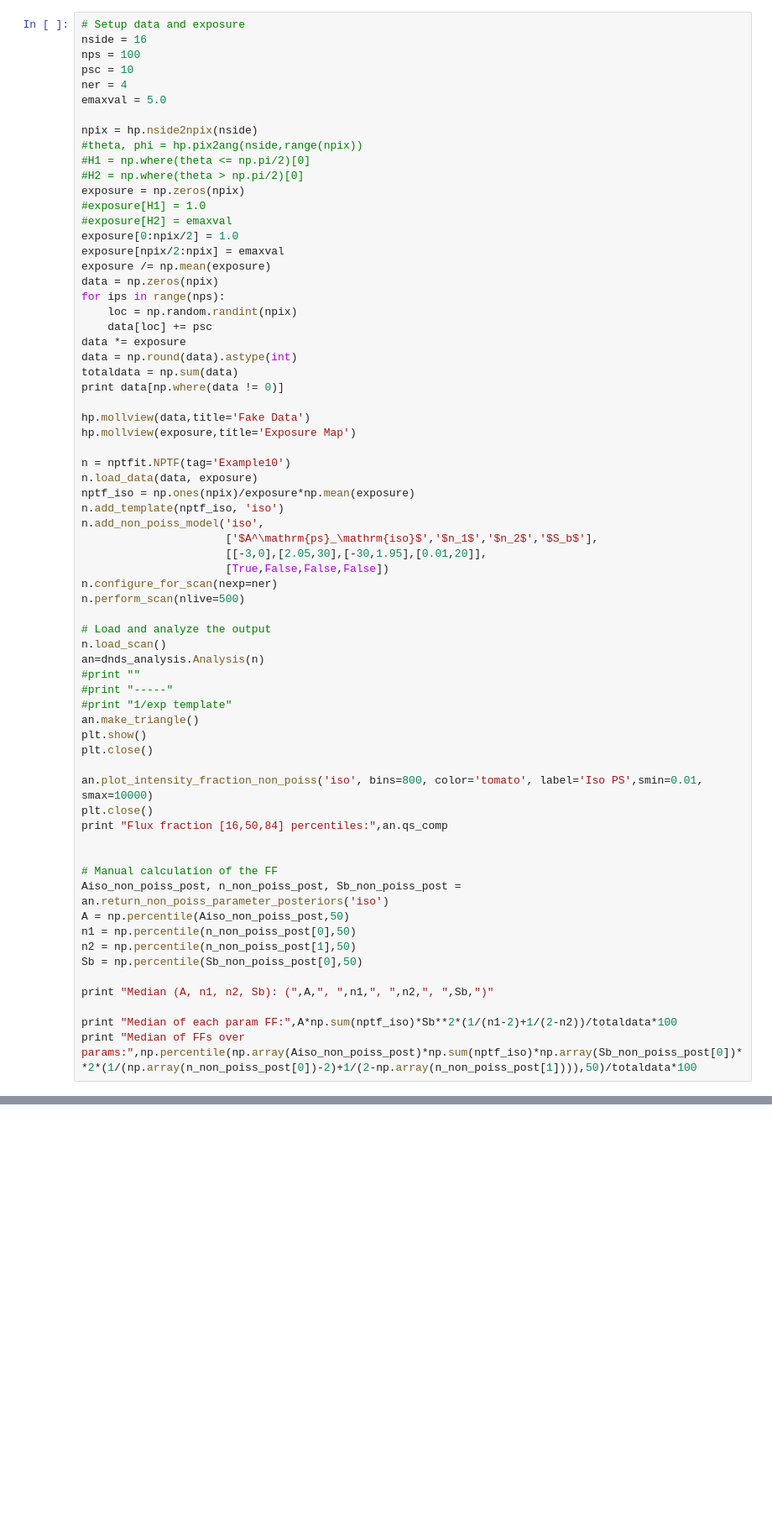
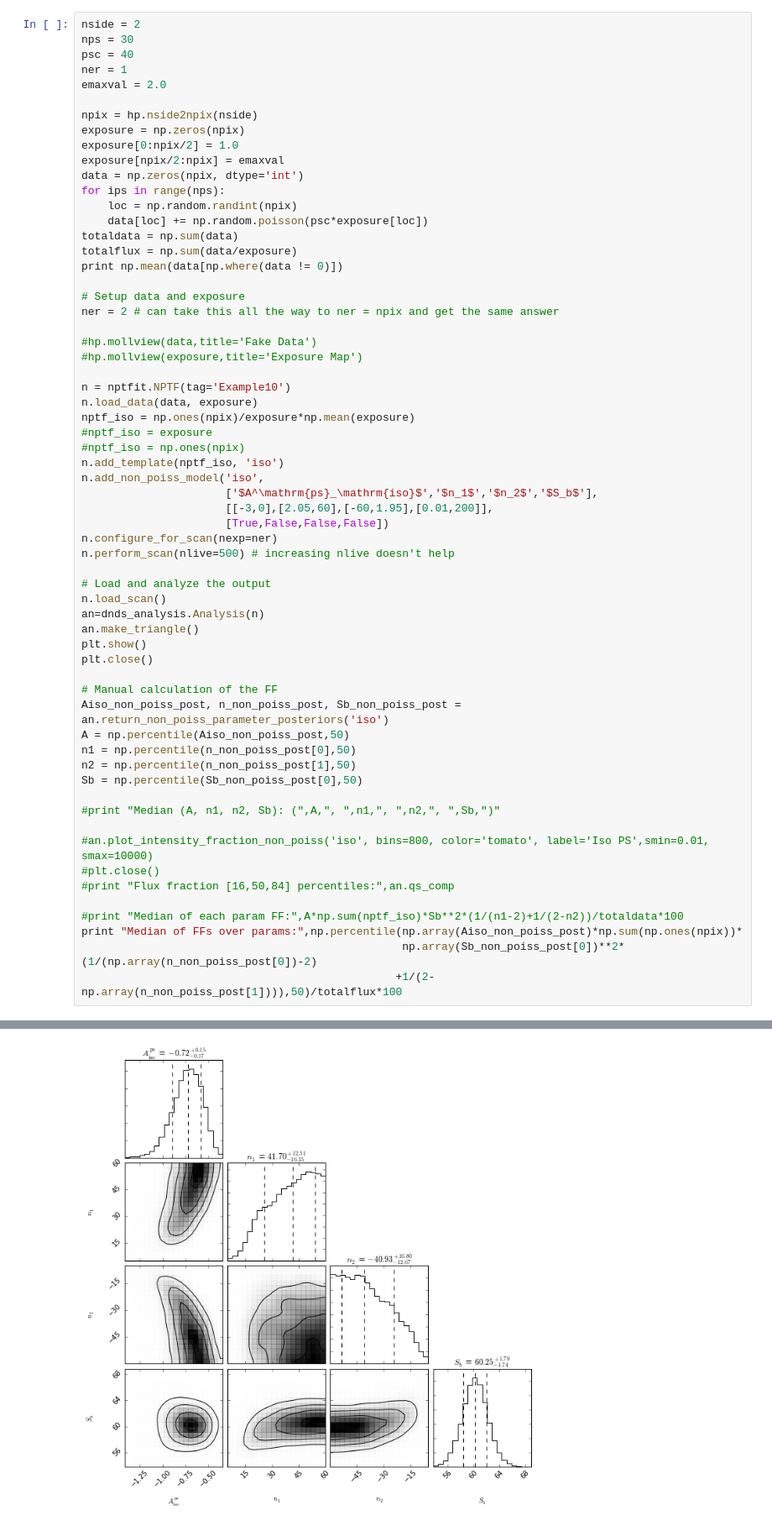
Before and after one commit to bsafdi/NPTFit, a Jupyter notebook: examples/Example10_SimpleNPTF.ipynb, the cells around one changed output, grey strips where cells are left out. Shown at 84% size. Drawn from its saved outputs; the diff is of its cells as text; blank space fills up the shorter version.

```diff
--- a/examples/Example10_SimpleNPTF.ipynb
+++ b/examples/Example10_SimpleNPTF.ipynb
@@ -141,58 +210,47 @@ print "Median of FFs over params:",np.percentile(np.array(Aiso_non_poiss_post)*n
 # %%
-# Setup data and exposure
-nside = 16
-nps = 100
-psc = 10
-ner = 4
-emaxval = 5.0
+nside = 2
+nps = 30
+psc = 40
+ner = 1
+emaxval = 2.0
 
 npix = hp.nside2npix(nside)
-#theta, phi = hp.pix2ang(nside,range(npix))
-#H1 = np.where(theta <= np.pi/2)[0]
-#H2 = np.where(theta > np.pi/2)[0]
 exposure = np.zeros(npix)
-#exposure[H1] = 1.0
-#exposure[H2] = emaxval
 exposure[0:npix/2] = 1.0
 exposure[npix/2:npix] = emaxval
-exposure /= np.mean(exposure)
-data = np.zeros(npix)
+data = np.zeros(npix, dtype='int')
 for ips in range(nps):
     loc = np.random.randint(npix)
-    data[loc] += psc
-data *= exposure
-data = np.round(data).astype(int)
+    data[loc] += np.random.poisson(psc*exposure[loc])
 totaldata = np.sum(data)
-print data[np.where(data != 0)]
+totalflux = np.sum(data/exposure)
+print np.mean(data[np.where(data != 0)])
 
-hp.mollview(data,title='Fake Data')
-hp.mollview(exposure,title='Exposure Map')
+# Setup data and exposure
+ner = 2 # can take this all the way to ner = npix and get the same answer
+
+#hp.mollview(data,title='Fake Data')
+#hp.mollview(exposure,title='Exposure Map')
 
 n = nptfit.NPTF(tag='Example10')
 n.load_data(data, exposure)
 nptf_iso = np.ones(npix)/exposure*np.mean(exposure)
+#nptf_iso = exposure
+#nptf_iso = np.ones(npix)
 n.add_template(nptf_iso, 'iso')
 n.add_non_poiss_model('iso',
                       ['$A^\mathrm{ps}_\mathrm{iso}$','$n_1$','$n_2$','$S_b$'],
-                      [[-3,0],[2.05,30],[-30,1.95],[0.01,20]],
+                      [[-3,0],[2.05,60],[-60,1.95],[0.01,200]],
                       [True,False,False,False])
 n.configure_for_scan(nexp=ner)
-n.perform_scan(nlive=500)
+n.perform_scan(nlive=500) # increasing nlive doesn't help
 
 # Load and analyze the output
 n.load_scan()
 an=dnds_analysis.Analysis(n)
-#print ""
-#print "-----"
-#print "1/exp template"
 an.make_triangle()
 plt.show()
 plt.close()
-
-an.plot_intensity_fraction_non_poiss('iso', bins=800, color='tomato', label='Iso PS',smin=0.01, smax=10000)
-plt.close()
-print "Flux fraction [16,50,84] percentiles:",an.qs_comp
-
 
 # Manual calculation of the FF
 Aiso_non_poiss_post, n_non_poiss_post, Sb_non_poiss_post = an.return_non_poiss_parameter_posteriors('iso')
@@ -201,8 +259,14 @@ n1 = np.percentile(n_non_poiss_post[0],50)
 n2 = np.percentile(n_non_poiss_post[1],50)
 Sb = np.percentile(Sb_non_poiss_post[0],50)
 
-print "Median (A, n1, n2, Sb): (",A,", ",n1,", ",n2,", ",Sb,")"
+#print "Median (A, n1, n2, Sb): (",A,", ",n1,", ",n2,", ",Sb,")"
 
-print "Median of each param FF:",A*np.sum(nptf_iso)*Sb**2*(1/(n1-2)+1/(2-n2))/totaldata*100
-print "Median of FFs over params:",np.percentile(np.array(Aiso_non_poiss_post)*np.sum(nptf_iso)*np.array(Sb_non_poiss_post[0])**2*(1/(np.array(n_non_poiss_post[0])-2)+1/(2-np.array(n_non_poiss_post[1]))),50)/totaldata*100
+#an.plot_intensity_fraction_non_poiss('iso', bins=800, color='tomato', label='Iso PS',smin=0.01, smax=10000)
+#plt.close()
+#print "Flux fraction [16,50,84] percentiles:",an.qs_comp
+
+#print "Median of each param FF:",A*np.sum(nptf_iso)*Sb**2*(1/(n1-2)+1/(2-n2))/totaldata*100
+print "Median of FFs over params:",np.percentile(np.array(Aiso_non_poiss_post)*np.sum(np.ones(npix))*
+                                                 np.array(Sb_non_poiss_post[0])**2*(1/(np.array(n_non_poiss_post[0])-2)
+                                                +1/(2-np.array(n_non_poiss_post[1]))),50)/totalflux*100
 # %% [output]
@@ -212,0 +277 @@ print "Median of FFs over params:",np.percentile(np.array(Aiso_non_poiss_post)*n
+[figure, added]
```
Also changed, not shown: parts of 26 cells of this notebook, 2 other files.
